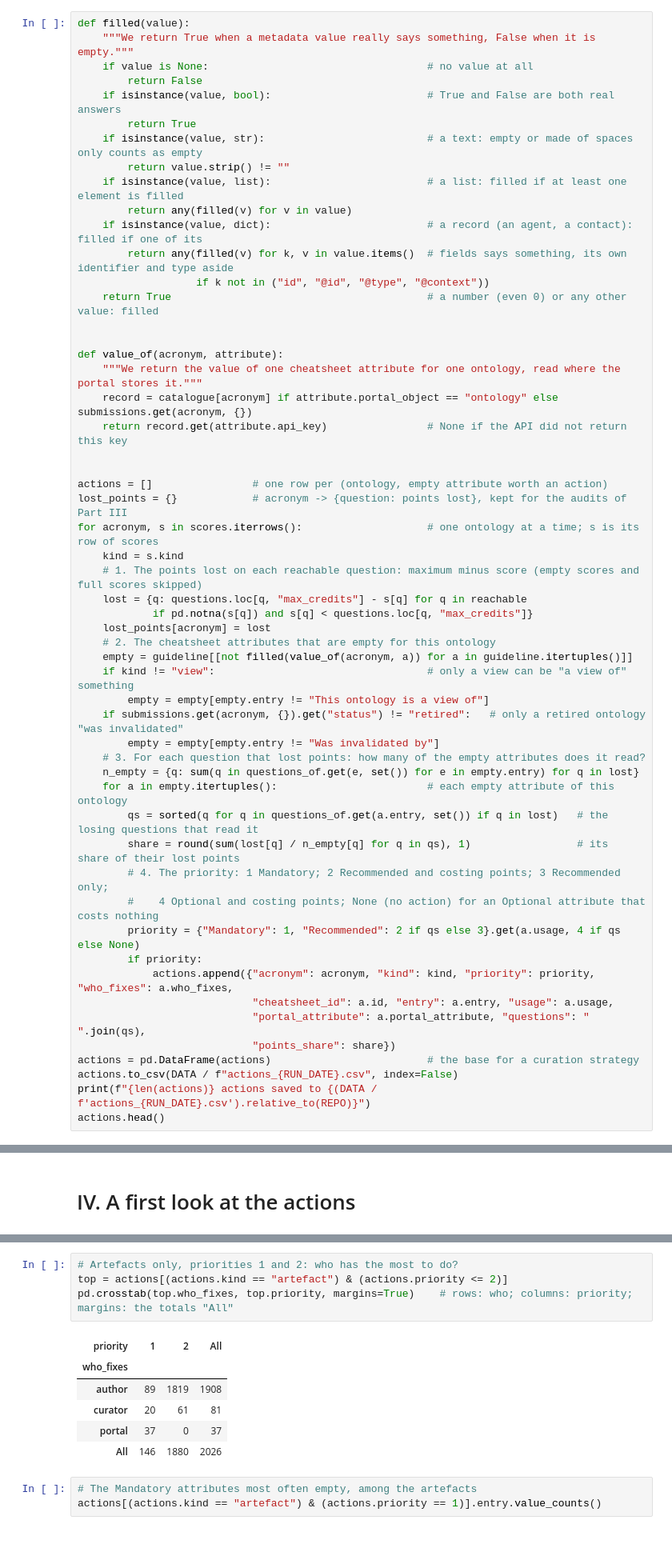
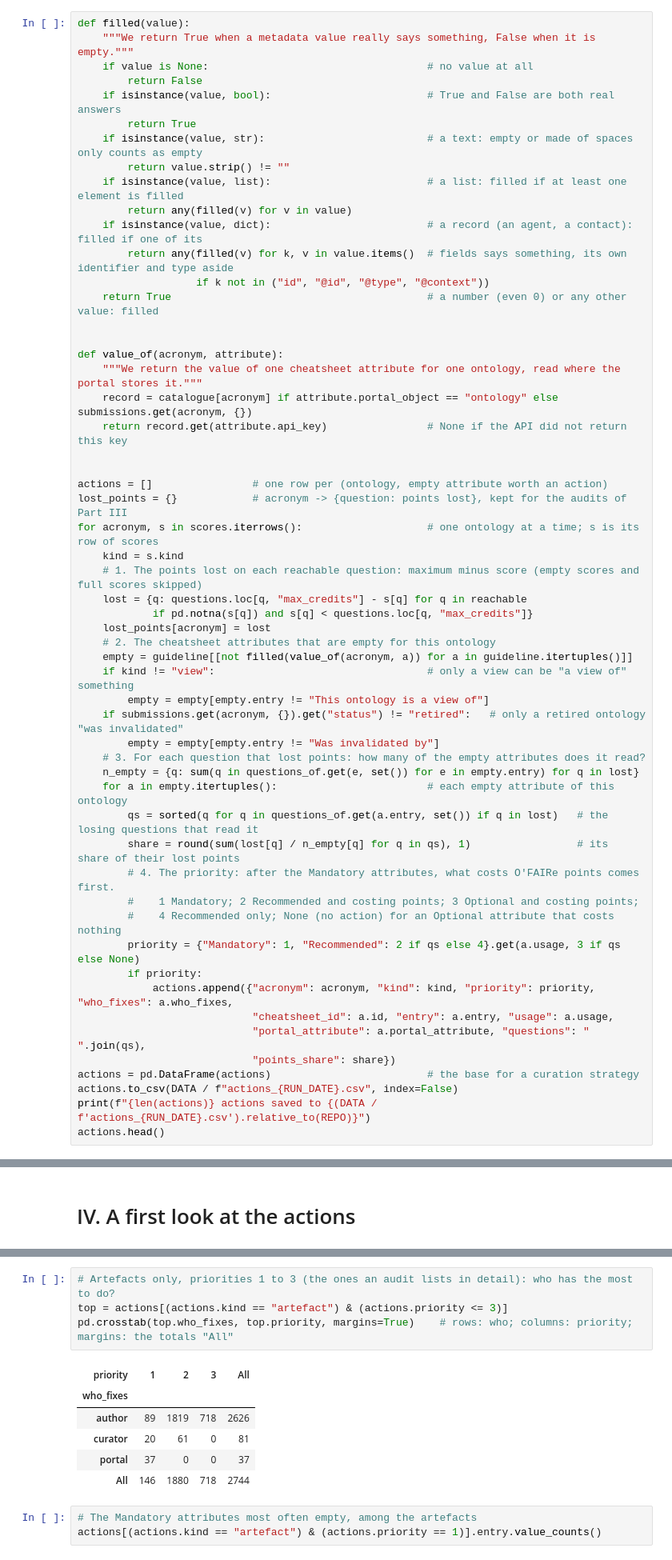
Before and after one commit to EarthPortal/SA_Management, a Jupyter notebook: earthportal_sa_audit/05_audits.ipynb, the cells around one changed output, grey strips where cells are left out. Shown at 80% size. Saved outputs shown, nothing was run; the diff lists cells and outputs as text.

Commit message:
Put Optional attributes that cost O'FAIRe points before Recommended ones that cost nothing

```diff
--- a/earthportal_sa_audit/05_audits.ipynb
+++ b/earthportal_sa_audit/05_audits.ipynb
@@ -189,9 +196,10 @@ for acronym, s in scores.iterrows():                    # one ontology at a time
     for a in empty.itertuples():                        # each empty attribute of this ontology
         qs = sorted(q for q in questions_of.get(a.entry, set()) if q in lost)   # the losing questions that read it
         share = round(sum(lost[q] / n_empty[q] for q in qs), 1)                 # its share of their lost points
-        # 4. The priority: 1 Mandatory; 2 Recommended and costing points; 3 Recommended only;
-        #    4 Optional and costing points; None (no action) for an Optional attribute that costs nothing
-        priority = {"Mandatory": 1, "Recommended": 2 if qs else 3}.get(a.usage, 4 if qs else None)
+        # 4. The priority: after the Mandatory attributes, what costs O'FAIRe points comes first.
+        #    1 Mandatory; 2 Recommended and costing points; 3 Optional and costing points;
+        #    4 Recommended only; None (no action) for an Optional attribute that costs nothing
+        priority = {"Mandatory": 1, "Recommended": 2 if qs else 4}.get(a.usage, 3 if qs else None)
         if priority:
             actions.append({"acronym": acronym, "kind": kind, "priority": priority, "who_fixes": a.who_fixes,
                             "cheatsheet_id": a.id, "entry": a.entry, "usage": a.usage,
@@ -401,14 +407,14 @@ Later (priorities 3 and 4): Award, Similar to, Disparate modelling with, Used by
 # %%
-# Artefacts only, priorities 1 and 2: who has the most to do?
-top = actions[(actions.kind == "artefact") & (actions.priority <= 2)]
+# Artefacts only, priorities 1 to 3 (the ones an audit lists in detail): who has the most to do?
+top = actions[(actions.kind == "artefact") & (actions.priority <= 3)]
 pd.crosstab(top.who_fixes, top.priority, margins=True)    # rows: who; columns: priority; margins: the totals "All"
 # %% [output]
-| priority | 1 | 2 | All |
-| who_fixes |  |  |  |
-| author | 89 | 1819 | 1908 |
-| curator | 20 | 61 | 81 |
-| portal | 37 | 0 | 37 |
-| All | 146 | 1880 | 2026 |
+| priority | 1 | 2 | 3 | All |
+| who_fixes |  |  |  |  |
+| author | 89 | 1819 | 718 | 2626 |
+| curator | 20 | 61 | 0 | 81 |
+| portal | 37 | 0 | 0 | 37 |
+| All | 146 | 1880 | 718 | 2744 |
 # %%
 # The Mandatory attributes most often empty, among the artefacts
 actions[(actions.kind == "artefact") & (actions.priority == 1)].entry.value_counts()
```
Also changed, not shown: parts of 8 cells of this notebook, 1 other file.
